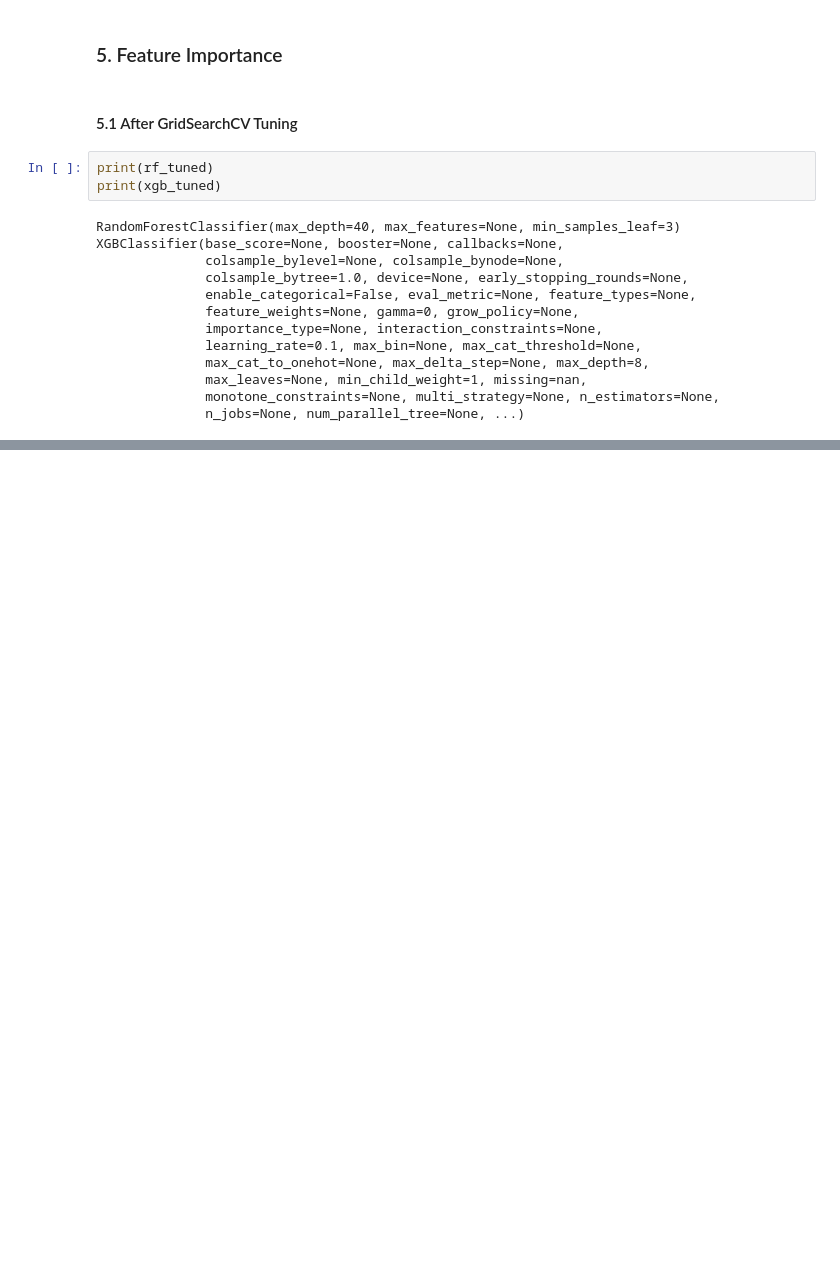
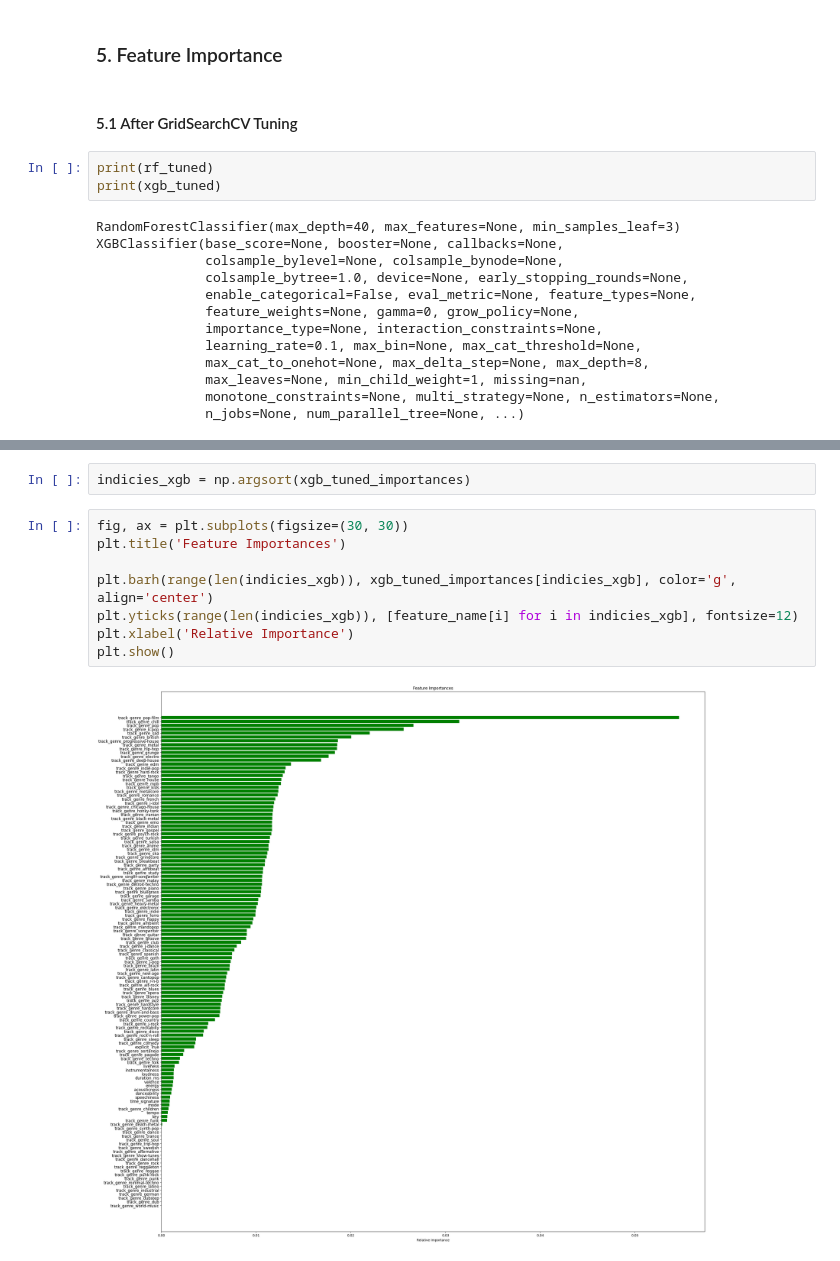
Before and after one commit to vancenceho/viral-content-predictor, a Jupyter notebook: notebooks/02_spotify_model_baseline.ipynb, the cells around one changed output, grey strips where cells are left out. Cells and saved outputs as stored; diff of their text form; blank space fills up the shorter version.

```diff
--- a/notebooks/02_spotify_model_baseline.ipynb
+++ b/notebooks/02_spotify_model_baseline.ipynb
@@ -942,0 +964,12 @@ feature_name = X.columns
+# %%
+indicies_xgb = np.argsort(xgb_tuned_importances)
+# %%
+fig, ax = plt.subplots(figsize=(30, 30))
+plt.title('Feature Importances')
+
+plt.barh(range(len(indicies_xgb)), xgb_tuned_importances[indicies_xgb], color='g', align='center')
+plt.yticks(range(len(indicies_xgb)), [feature_name[i] for i in indicies_xgb], fontsize=12)
+plt.xlabel('Relative Importance')
+plt.show()
+# %% [output]
+[figure, added]
```
Also changed, not shown: parts of 6 cells of this notebook.
